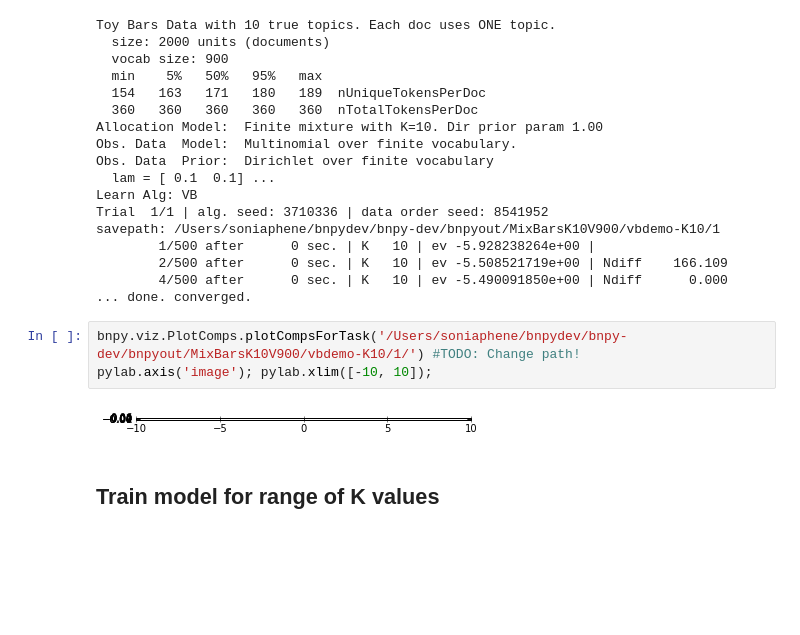
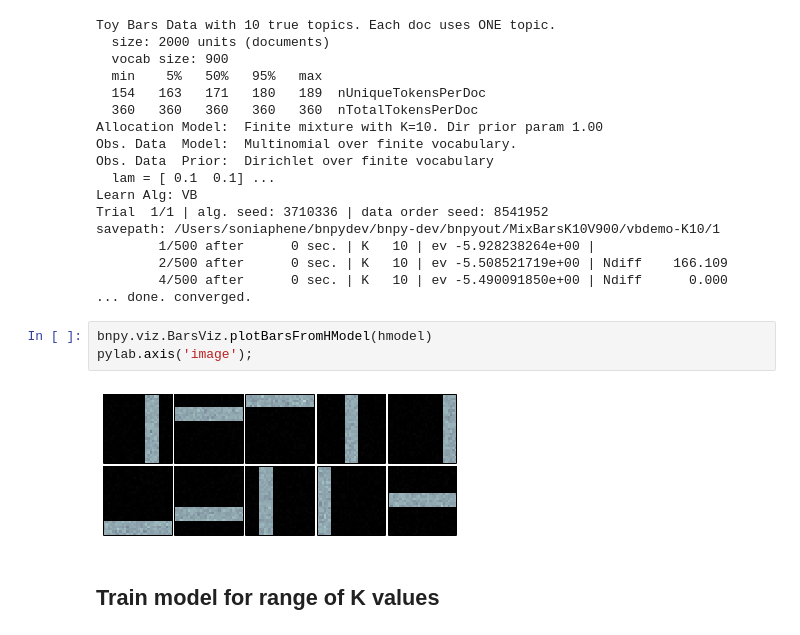
Before and after one commit to co2meal/-bnpy-dev, a Jupyter notebook: demos/Demo-BarsVB.ipynb, the cells around one changed output. Saved outputs shown, nothing was run; the diff lists cells and outputs as text; blank space fills up the shorter version.

```diff
--- a/demos/Demo-BarsVB.ipynb
+++ b/demos/Demo-BarsVB.ipynb
@@ -37,10 +43,10 @@ savepath: /Users/soniaphene/bnpydev/bnpy-dev/bnpyout/MixBarsK10V900/vbdemo-K10/1
         2/500 after      0 sec. | K   10 | ev -5.508521719e+00 | Ndiff    166.109
         4/500 after      0 sec. | K   10 | ev -5.490091850e+00 | Ndiff      0.000
 ... done. converged.
-# %%
-bnpy.viz.PlotComps.plotCompsForTask('/Users/soniaphene/bnpydev/bnpy-dev/bnpyout/MixBarsK10V900/vbdemo-K10/1/') #TODO: Change path!
-pylab.axis('image'); pylab.xlim([-10, 10]);
-# %% [output]
-[figure, removed]
+# %%
+bnpy.viz.BarsViz.plotBarsFromHModel(hmodel)
+pylab.axis('image');
+# %% [output]
+[figure, added]
 # %% [markdown]
 ## Train model for range of K values
```
Also changed, not shown: parts of 7 cells of this notebook.
